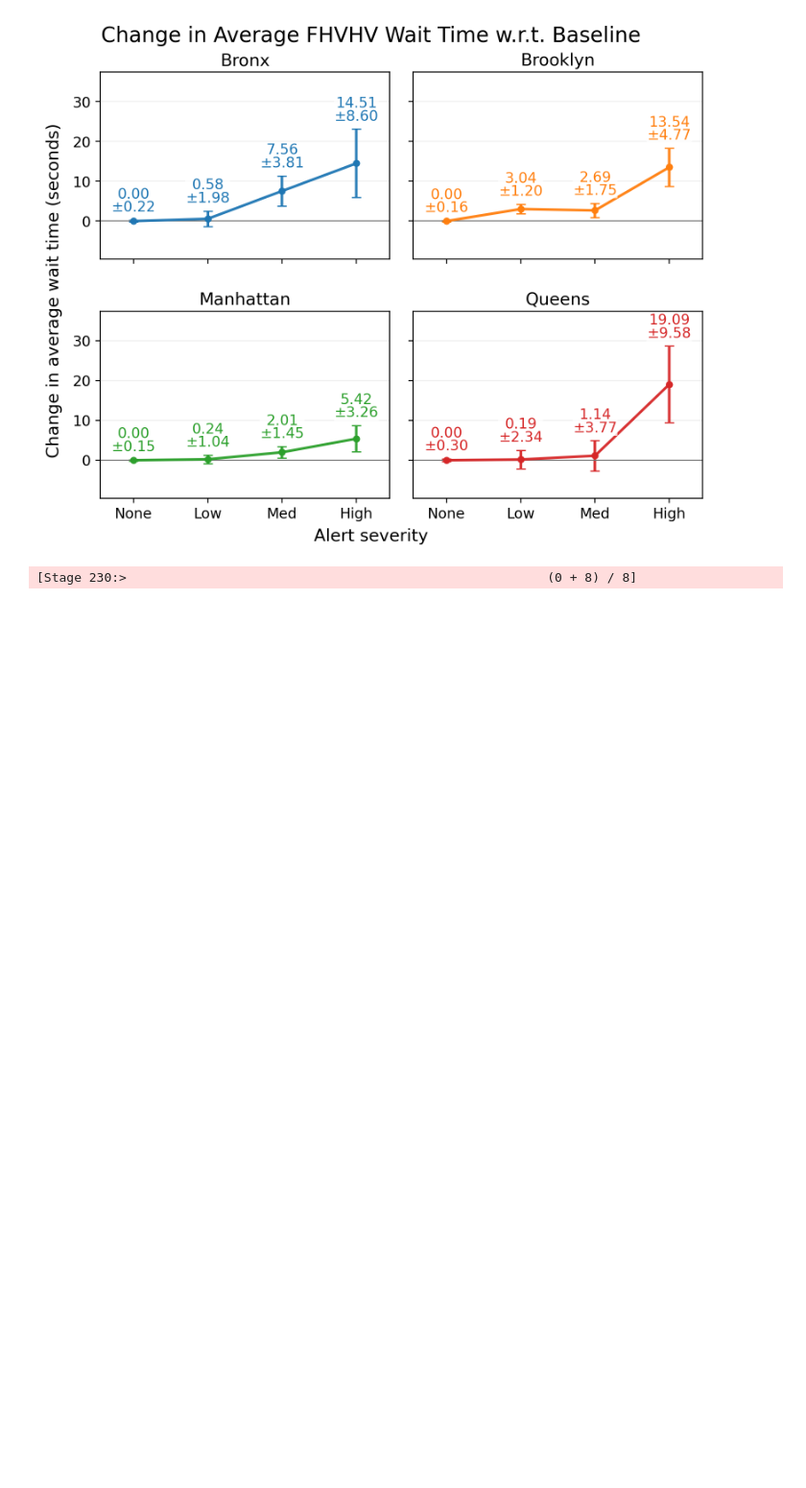
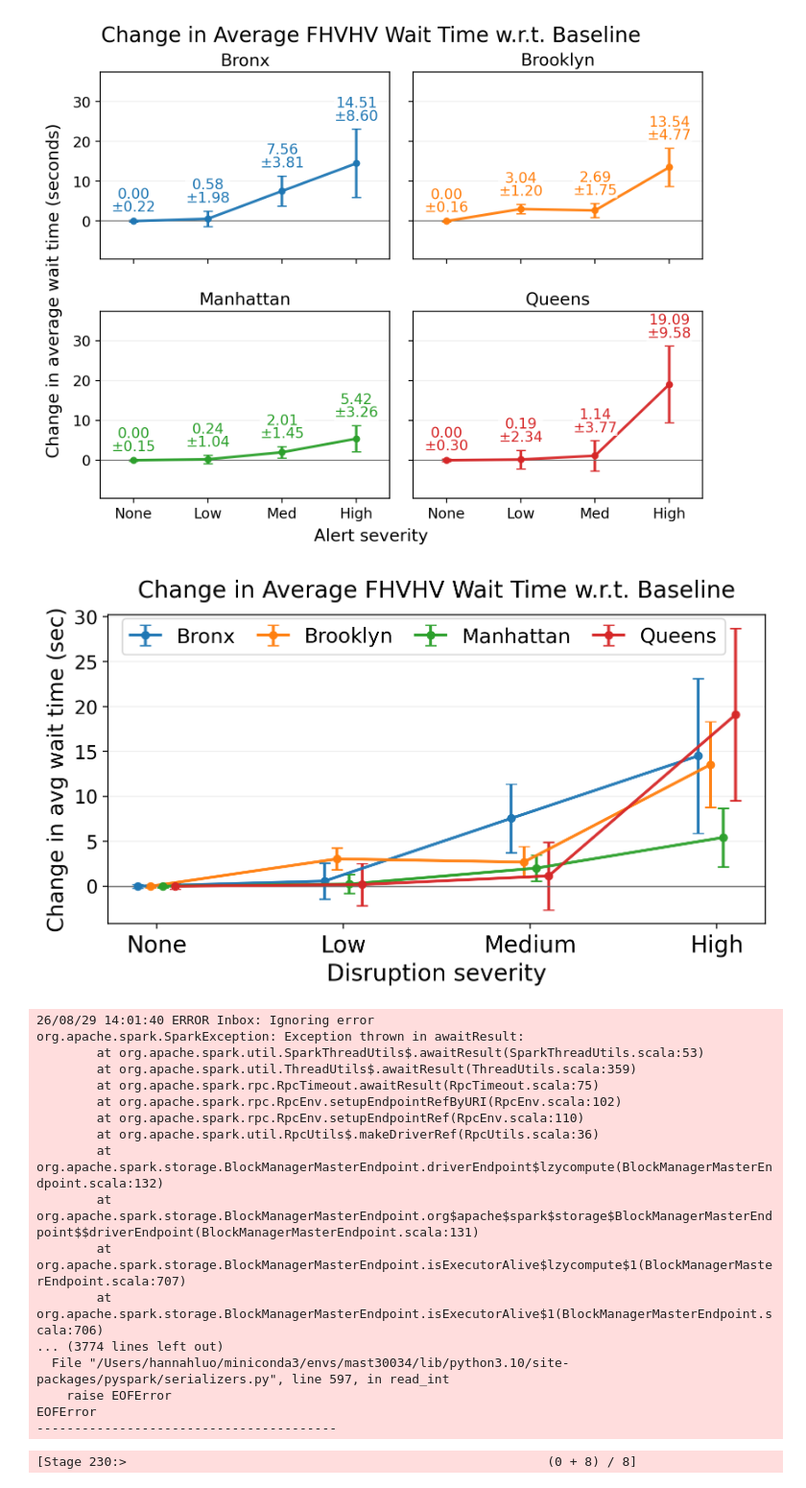
Before and after one commit to hannimeee/nyc_taxi_demand_response, a Jupyter notebook: code/04_exploratory_analysis.ipynb, the cells around one changed output. Shown at 96% size. Drawn from its saved outputs; the diff is of its cells as text; code cells hidden in the pictures; blank space fills up the shorter version.

```diff
--- a/code/04_exploratory_analysis.ipynb
+++ b/code/04_exploratory_analysis.ipynb
@@ -944,7 +989,7 @@ change_metrics = {
     "wait_time": {
         "change_col": "wait_time_change",
         "title": "Change in Average FHVHV Wait Time w.r.t. Baseline",
-        "ylabel": "Change in average wait time (seconds)",
+        "ylabel": "Change in avg wait time (sec)",
     },
     "ridership": {
         "change_col": "ridership_change",
@@ -1230,6 +1275,80 @@ def plot_borough_ci(metric_name, label_points=True, label_ci=True):
 plot_borough_ci("wait_time")
 # %% [output]
 [figure]
+# %%
+def plot_borough_ci_compact(metric_name):
+    metric = f"avg_{metric_name}_change"
+    ci_metric = f"ci95_{metric_name}_change"
+    spec = change_metrics[metric_name]
+
+    x_labels = ["None", "Low", "Medium", "High"]
+    x = np.arange(len(x_labels))
+    offsets = np.linspace(-0.10, 0.10, len(borough_order[:4]))
+
+    fig, ax = plt.subplots(figsize=(7.2, 4.2), dpi=220)
+
+    for borough, offset in zip(borough_order[:4], offsets):
+        sub = summary_pd[summary_pd["borough"] == borough].sort_values("alert_level")
+        y = sub[metric].to_numpy()
+        yerr = sub[ci_metric].to_numpy()
+        color = borough_palette[borough]
+
+        ax.errorbar(
+            x + offset,
+            y,
+            yerr=yerr,
+            marker="o",
+            markersize=5,
+            linewidth=2,
+            capsize=4,
+            color=color,
+            ecolor=color,
+            label=borough,
+            alpha=0.95
+        )
+
+    ax.axhline(0, color="0.4", linewidth=1)
+    ax.set_xticks(x)
+    ax.set_xticklabels(x_labels, fontsize=16)
+    ax.set_xlabel("Disruption severity", fontsize=16)
+    ax.set_ylabel(spec["ylabel"], fontsize=15)
+    ax.set_title(spec["title"], fontsize=16, pad=12)
+    ax.tick_params(axis="y", labelsize=13)
+    ax.grid(axis="y", alpha=0.2)
+
+    ax.legend(
+        ncol=4,
+        loc="upper center",
+        bbox_to_anchor=(0.48, 1.02),
+        fontsize=14,
+        frameon=True,
+        columnspacing=1.1,
+        handlelength=1.5
+    )
+
+    plt.tight_layout()
+    plt.show()
+
+plot_borough_ci_compact("wait_time")
+# %% [output]
+[figure, added]
+26/08/29 14:01:40 ERROR Inbox: Ignoring error
+org.apache.spark.SparkException: Exception thrown in awaitResult:
+        at org.apache.spark.util.SparkThreadUtils$.awaitResult(SparkThreadUtils.scala:53)
+        at org.apache.spark.util.ThreadUtils$.awaitResult(ThreadUtils.scala:359)
+        at org.apache.spark.rpc.RpcTimeout.awaitResult(RpcTimeout.scala:75)
+        at org.apache.spark.rpc.RpcEnv.setupEndpointRefByURI(RpcEnv.scala:102)
+        at org.apache.spark.rpc.RpcEnv.setupEndpointRef(RpcEnv.scala:110)
+        at org.apache.spark.util.RpcUtils$.makeDriverRef(RpcUtils.scala:36)
+        at org.apache.spark.storage.BlockManagerMasterEndpoint.driverEndpoint$lzycompute(BlockManagerMasterEndpoint.scala:132)
+        at org.apache.spark.storage.BlockManagerMasterEndpoint.org$apache$spark$storage$BlockManagerMasterEndpoint$$driverEndpoint(BlockManagerMasterEndpoint.scala:131)
+        at org.apache.spark.storage.BlockManagerMasterEndpoint.isExecutorAlive$lzycompute$1(BlockManagerMasterEndpoint.scala:707)
+        at org.apache.spark.storage.BlockManagerMasterEndpoint.isExecutorAlive$1(BlockManagerMasterEndpoint.scala:706)
+... (3774 lines left out)
+  File "/Users/hannahluo/miniconda3/envs/mast30034/lib/python3.10/site-packages/pyspark/serializers.py", line 597, in read_int
+    raise EOFError
+EOFError
+----------------------------------------
 # %%
 # An extra check for taxi change (to support by-borough analysis)
 taxi_sparsity_summary = (
```
Also changed, not shown: parts of 4 cells of this notebook.
